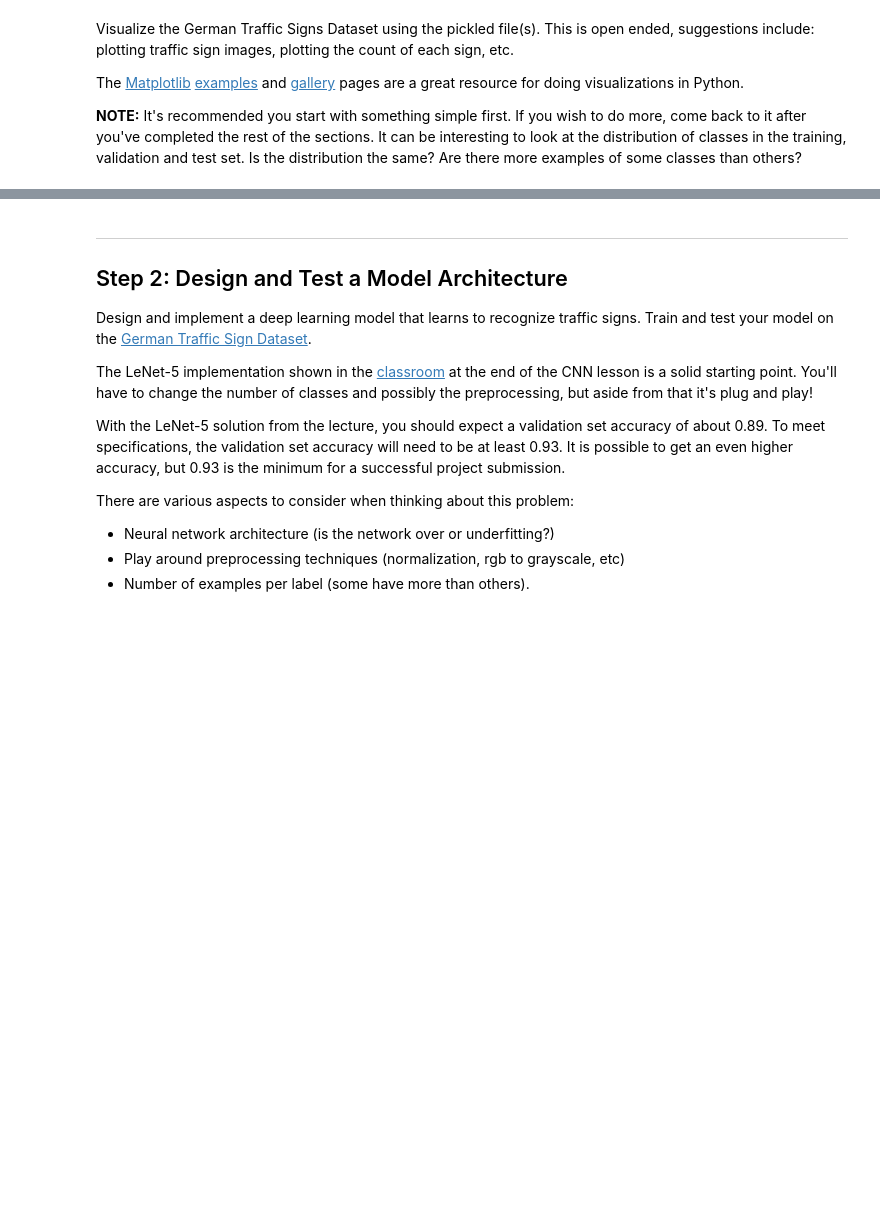
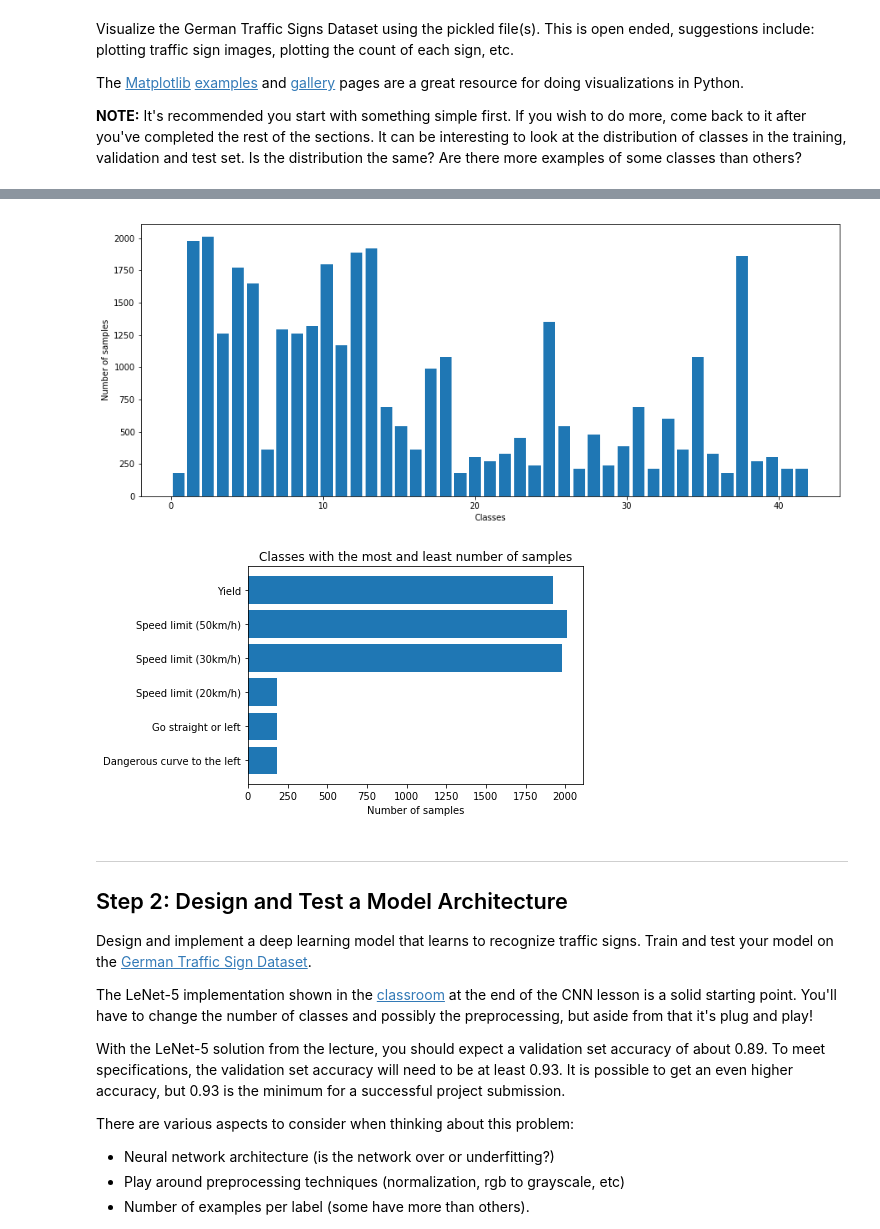
Before and after one commit to amedveczki/CarND-Traffic-Sign-Classifier-Project, a Jupyter notebook: Traffic_Sign_Classifier.ipynb, the cells around one changed output, grey strips where cells are left out. Cells and saved outputs as stored; diff of their text form; code cells hidden in the pictures; blank space fills up the shorter version.

```diff
--- a/Traffic_Sign_Classifier.ipynb
+++ b/Traffic_Sign_Classifier.ipynb
@@ -130,3 +130,30 @@ plt.show()
+# %%
+import numpy as np
+
+labels = [train['labels'][i] for i in range(len(train['labels']))]
+plt.figure(figsize=(15,6))
+plt.hist(x=labels, bins = n_classes, rwidth = 0.8)
+plt.ylabel('Number of samples')
+plt.xlabel('Classes');
+plt.show()
+
+label_stat = [0] * n_classes
+for i in range(len(train['labels'])):
+    label_stat[train['labels'][i]] += 1
+
+maxes = [(label_stat[i], i) for i in np.argpartition(label_stat, -3)[-3:]]
+mins = [(label_stat[i], i) for i in np.argpartition(label_stat, 3)[:3]]
+
+classnames = [categories[i[1]] for i in mins] + [categories[i[1]] for i in maxes]
+amounts = [i[0] for i in mins] + [i[0] for i in maxes]
+
+plt.xlabel("Number of samples")
+plt.title("Classes with the most and least number of samples")
+plt.barh(classnames, amounts)
+plt.show()
+# %% [output]
+[figure, added]
+[figure, added]
 # %% [markdown]
 ----
 
```
Also changed, not shown: parts of 12 cells of this notebook.
